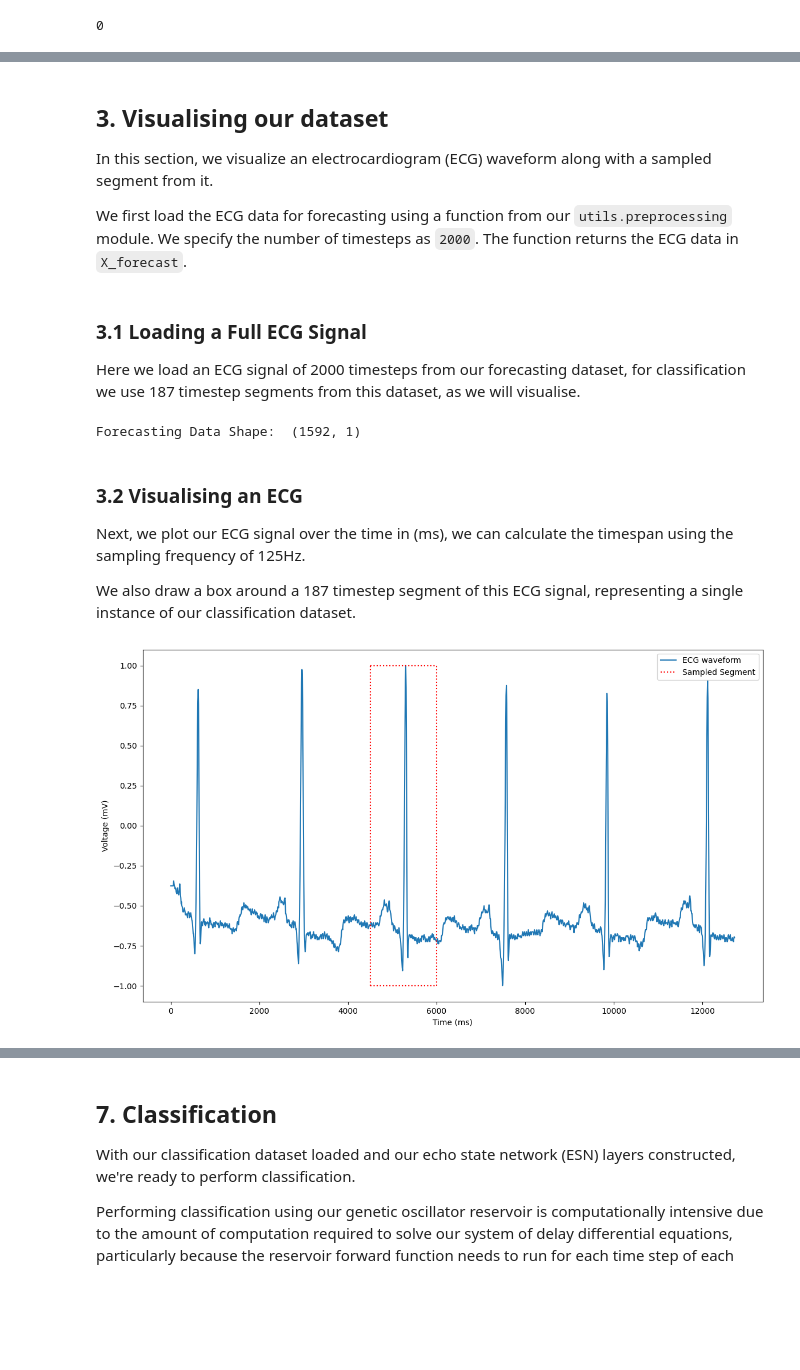
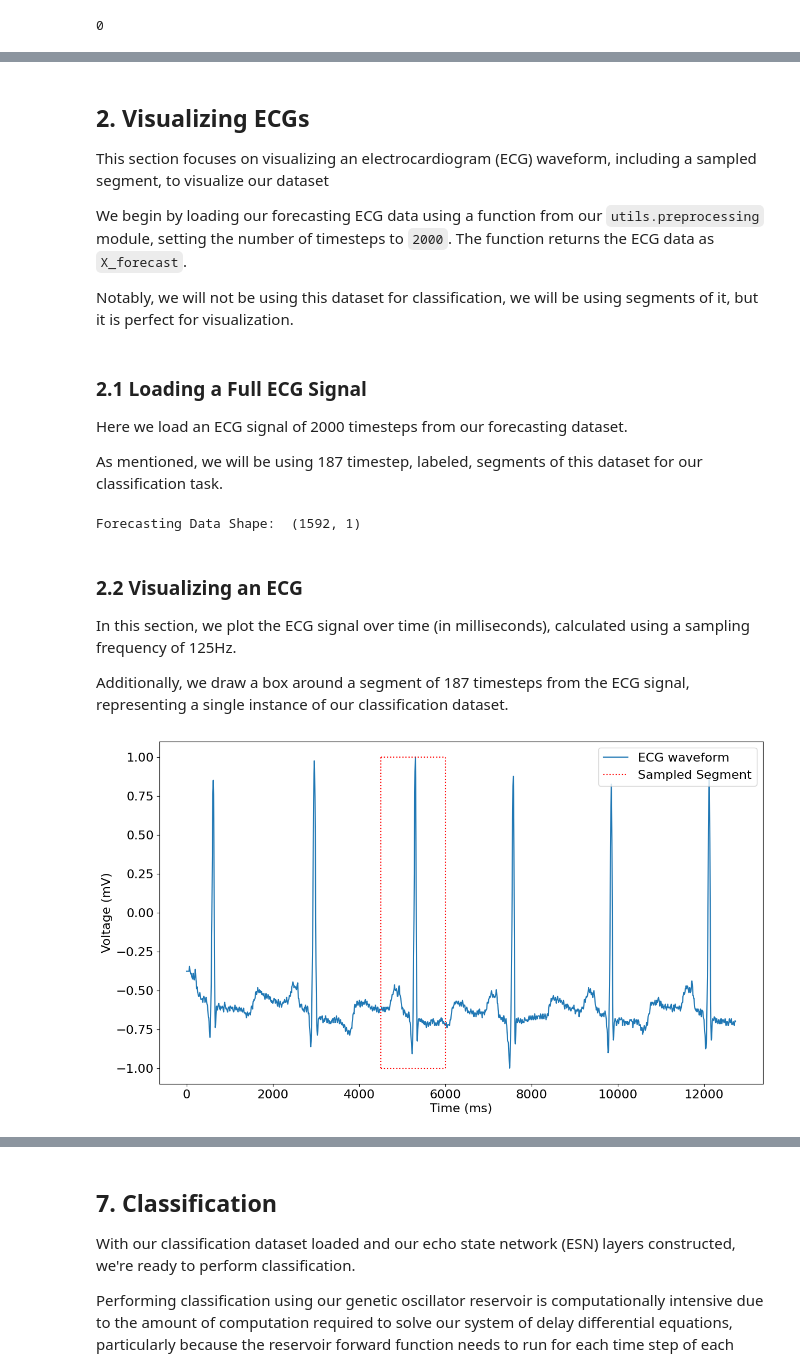
Before and after one commit to James-02/dissertation, a Jupyter notebook: tutorial.ipynb, the cells around one changed output, grey strips where cells are left out. Drawn from its saved outputs; the diff is of its cells as text; code cells hidden in the pictures; blank space fills up the shorter version.

```diff
--- a/tutorial.ipynb
+++ b/tutorial.ipynb
@@ -84,12 +50,16 @@ X_train, Y_train, X_test, Y_test = load_ecg_data(
 # %% [markdown]
-## 3. Visualising our dataset
+## 2. Visualizing ECGs
 
-In this section, we visualize an electrocardiogram (ECG) waveform along with a sampled segment from it.
+This section focuses on visualizing an electrocardiogram (ECG) waveform, including a sampled segment, to visualize our dataset
 
-We first load the ECG data for forecasting using a function from our `utils.preprocessing` module. We specify the number of timesteps as `2000`. The function returns the ECG data in `X_forecast`.
+We begin by loading our forecasting ECG data using a function from our `utils.preprocessing` module, setting the number of timesteps to `2000`. The function returns the ECG data as `X_forecast`.
+
+Notably, we will not be using this dataset for classification, we will be using segments of it, but it is perfect for visualization.
 # %% [markdown]
-### 3.1 Loading a Full ECG Signal
-Here we load an ECG signal of 2000 timesteps from our forecasting dataset, for classification we use 187 timestep segments from this dataset, as we will visualise.
+### 2.1 Loading a Full ECG Signal
+Here we load an ECG signal of 2000 timesteps from our forecasting dataset.
+
+As mentioned, we will be using 187 timestep, labeled, segments of this dataset for our classification task.
 # %%
 from utils.preprocessing import load_ecg_forecast
 
@@ -102,35 +72,36 @@ print(f"Forecasting Data Shape: ", X_forecast.shape)
 # %% [output]
 Forecasting Data Shape:  (1592, 1)
 # %% [markdown]
-### 3.2 Visualising an ECG
-Next, we plot our ECG signal over the time in (ms), we can calculate the timespan using the sampling frequency of 125Hz.
+### 2.2 Visualizing an ECG
+In this section, we plot the ECG signal over time (in milliseconds), calculated using a sampling frequency of 125Hz.
 
-We also draw a box around a 187 timestep segment of this ECG signal, representing a single instance of our classification dataset.
+Additionally, we draw a box around a segment of 187 timesteps from the ECG signal, representing a single instance of our classification dataset.
 # %%
 
 import matplotlib.pyplot as plt
 
 sampling_freq = 125
 num_samples = len(X_forecast)
 time_ms = np.arange(num_samples) / sampling_freq * 1000
 
 # Plot the ECG waveform
 plt.figure(figsize=(14, 8))
+plt.rcParams.update({'font.size': 16})
 plt.plot(time_ms, X_forecast, label='ECG waveform')
 
 # Calculate box width in ms
 box_width = 187 * 1000 / sampling_freq
 start_x = 4500
 
 # Plot the box
 plt.plot([start_x, start_x + box_width], [min(X_forecast), min(X_forecast)], linestyle=':', color='red', label="Sampled Segment")
 plt.plot([start_x, start_x + box_width], [max(X_forecast), max(X_forecast)], linestyle=':', color='red')
 plt.plot([start_x, start_x], [min(X_forecast), max(X_forecast)], linestyle=':', color='red')
 plt.plot([start_x + box_width, start_x + box_width], [min(X_forecast), max(X_forecast)], linestyle=':', color='red')
 
 plt.xlabel('Time (ms)')
 plt.ylabel('Voltage (mV)')
 plt.legend()
 plt.show()
 # %% [output]
-[figure, old version]
+[figure, new version]
```
Also changed, not shown: parts of 94 cells of this notebook.
